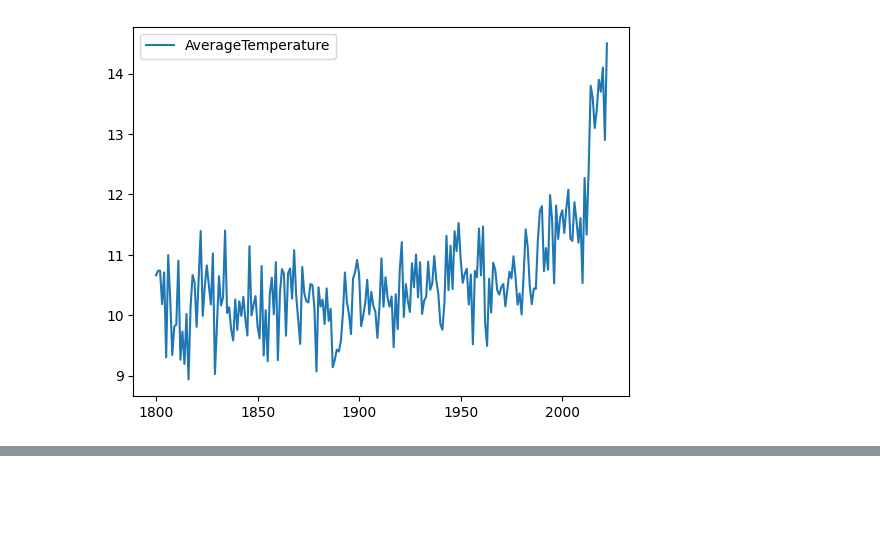
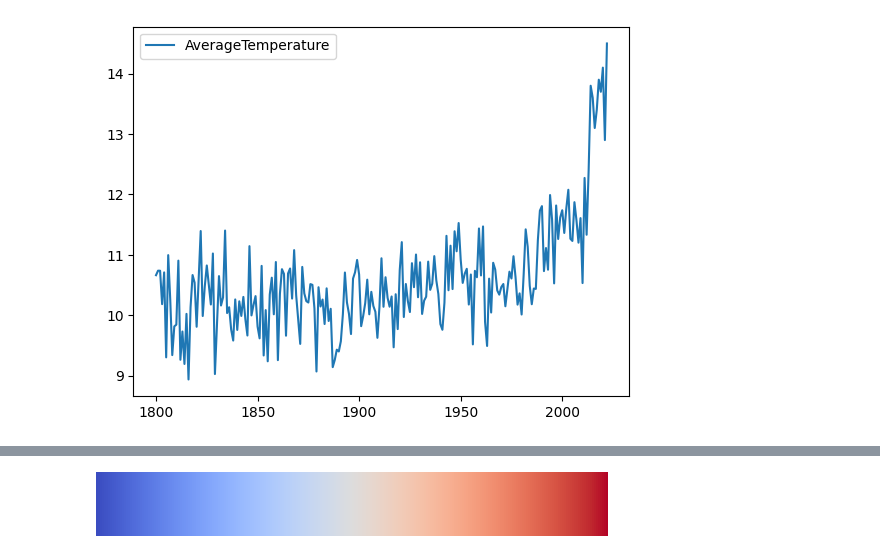
Before and after one commit to bandeDeCodeurs/dataviz_temperatures_france, a Jupyter notebook: dataviz_temperatures_france.ipynb, the cells around one changed output, grey strips where cells are left out. Drawn from its saved outputs; the diff is of its cells as text; code cells hidden in the pictures; blank space fills up the shorter version.

```diff
--- a/dataviz_temperatures_france.ipynb
+++ b/dataviz_temperatures_france.ipynb
@@ -234,0 +253,4 @@ df_final.plot()
+# %%
+plt.get_cmap('coolwarm')
+# %% [output]
+[figure, added]
```
Also changed, not shown: parts of 3 cells of this notebook.
